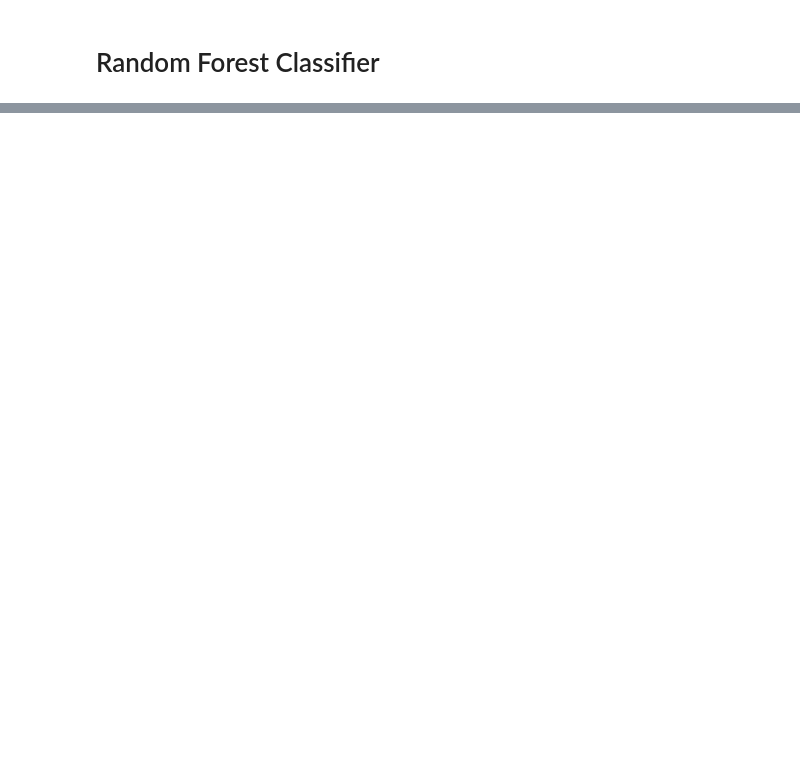
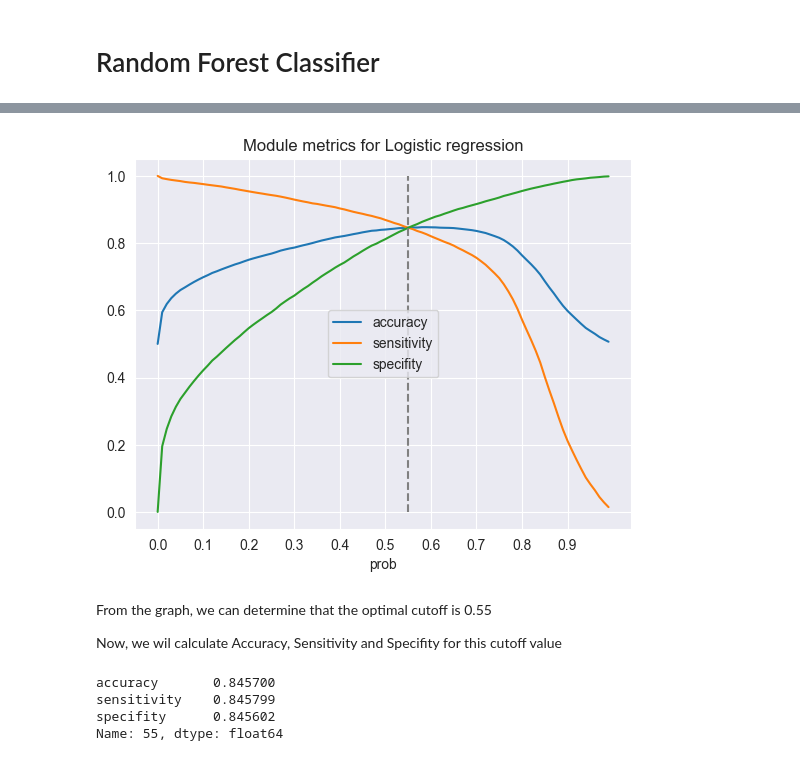
Before and after one commit to kapeesh-kaul/telecom-churn-modeling, a Jupyter notebook: notebook.ipynb, the cells around one changed output, grey strips where cells are left out. Saved outputs shown, nothing was run; the diff lists cells and outputs as text; code cells hidden in the pictures; blank space fills up the shorter version.

Commit message:
add: no_pca logreg

```diff
--- a/notebook.ipynb
+++ b/notebook.ipynb
@@ -624,0 +856,8 @@ Fitting 3 folds for each of 162 candidates, totalling 486 fits
+# %%
+# dropping loc_ic_t2m_mou_8 and checking VIFs again
+X_train_logreg.drop(['loc_ic_t2m_mou_8'], axis=1, inplace=True)
+vif = pd.DataFrame()
+vif['Features'] = X_train_logreg.columns
+vif['VIF'] = [variance_inflation_factor(X_train_logreg.values, i) for i in range(X_train_logreg.shape[1])]
+vif['VIF'] = round(vif['VIF'], 2)
+vif.sort_values(by='VIF', ascending=False)
@@ -624,0 +883,4 @@ Fitting 3 folds for each of 162 candidates, totalling 486 fits
+# %%
+import statsmodels.api as sm
+logreg_sm = sm.GLM(y_train, sm.add_constant(X_train_logreg), family=sm.families.Binomial()).fit()
+logreg_sm.summary()
@@ -624,0 +919,11 @@ Fitting 3 folds for each of 162 candidates, totalling 486 fits
+# %%
+y_train_prob = logreg_sm.predict(sm.add_constant(X_train_logreg))
+def cutoff(prob, cutoff):
+    return prob.map(lambda x: 1 if x > cutoff else 0)
+# %%
+y_train_df = pd.DataFrame()
+y_train_df['prob'] = [i/100 for i in range(100)]
+y_train_df['accuracy'] = y_train_df.prob.apply(lambda x: confusion_metrics(confusion_matrix(y_true=y_train, y_pred=cutoff(y_train_prob, x)))['accuracy'])
+y_train_df['sensitivity'] = y_train_df.prob.apply(lambda x: confusion_metrics(confusion_matrix(y_true=y_train, y_pred=cutoff(y_train_prob, x)))['sensitivity'])
+y_train_df['specifity'] = y_train_df.prob.apply(lambda x: confusion_metrics(confusion_matrix(y_true=y_train, y_pred=cutoff(y_train_prob, x)))['specifity'])
+y_train_df
@@ -624,0 +944,20 @@ Fitting 3 folds for each of 162 candidates, totalling 486 fits
+# %%
+# Let's plot accuracy sensitivity and specificity for various probabilities.
+y_train_df.plot.line(x='prob', y=['accuracy','sensitivity','specifity'])
+plt.title('Module metrics for Logistic regression')
+plt.plot((0.55,0.55),(0,1), '--', color = 'gray')
+plt.xticks([i/10 for i in range(10)])
+plt.show()
+# %% [output]
+[figure, added]
+# %% [markdown]
+From the graph, we can determine that the optimal cutoff is 0.55
+
+Now, we wil calculate Accuracy, Sensitivity and Specifity for this cutoff value
+# %%
+y_train_df.iloc[55,1:]
+# %% [output]
+accuracy       0.845700
+sensitivity    0.845799
+specifity      0.845602
+Name: 55, dtype: float64
```
Also changed, not shown: parts of 39 cells of this notebook.
